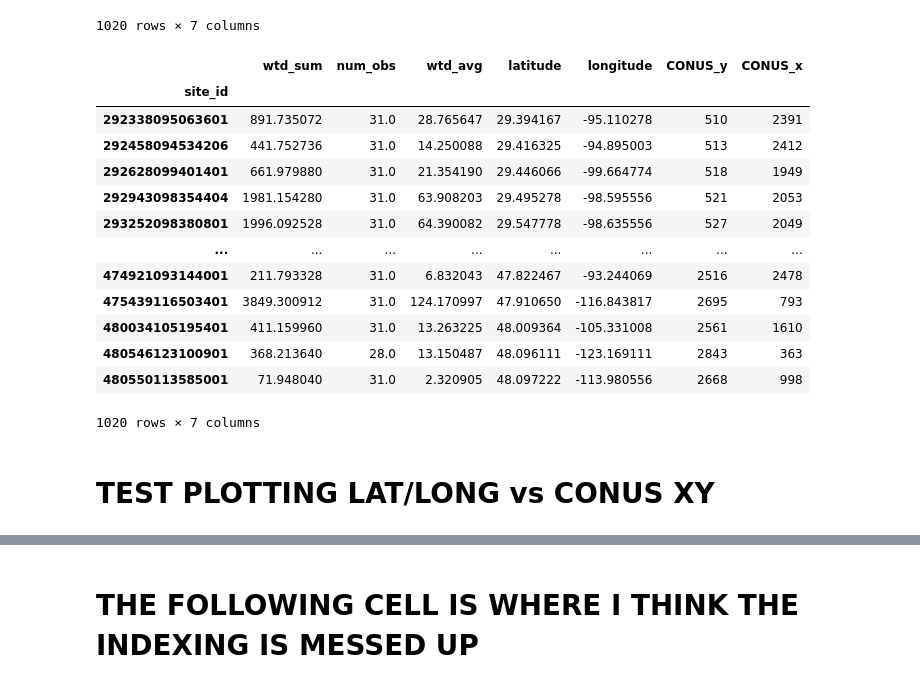
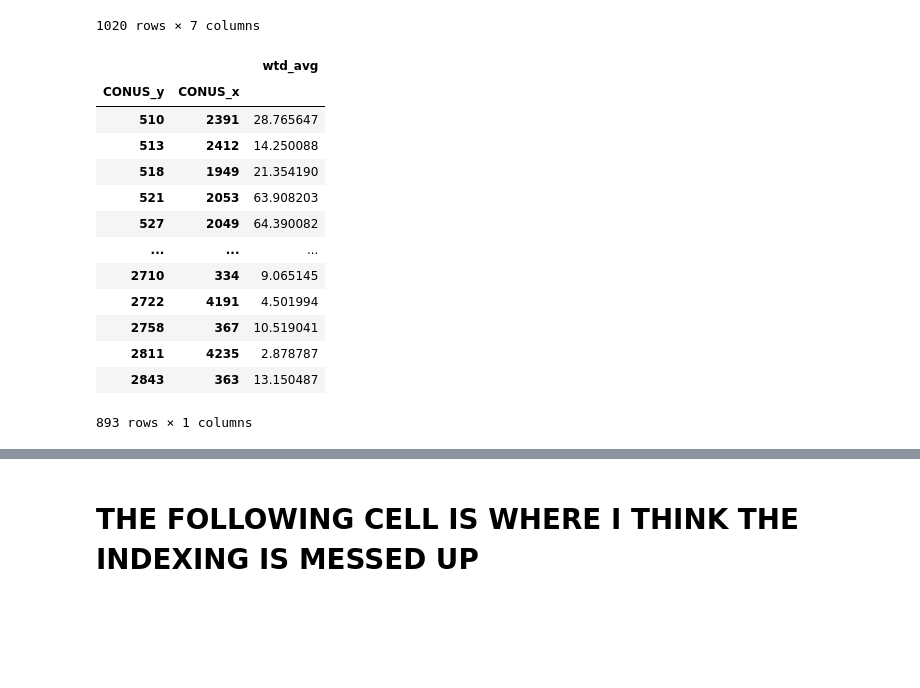
Before and after one commit to danielletijerina/PFCONUS2-analysis, a Jupyter notebook: scripts/Validation/WTD/WTD_aggregate_observations.ipynb, the cells around one changed output, grey strips where cells are left out. Cells and saved outputs as stored; diff of their text form; code cells hidden in the pictures; blank space fills up the shorter version.

```diff
--- a/scripts/Validation/WTD/WTD_aggregate_observations.ipynb
+++ b/scripts/Validation/WTD/WTD_aggregate_observations.ipynb
@@ -239,21 +245,19 @@ usgs_conus_join
 usgs_by_cell = usgs_conus_join.groupby(['CONUS_y','CONUS_x']).agg({'wtd_avg': 'mean'})
 ### THIS NEEDS TO BE REDONE BECAUSE IT REMOVES THE SITE ID
 # %%
-usgs_conus_join
+usgs_by_cell
 # %% [output]
-|  | wtd_sum | num_obs | wtd_avg | latitude | longitude | CONUS_y | CONUS_x |
-| site_id |  |  |  |  |  |  |  |
-| 292338095063601 | 891.735072 | 31.0 | 28.765647 | 29.394167 | -95.110278 | 510 | 2391 |
-| 292458094534206 | 441.752736 | 31.0 | 14.250088 | 29.416325 | -94.895003 | 513 | 2412 |
-| 292628099401401 | 661.979880 | 31.0 | 21.354190 | 29.446066 | -99.664774 | 518 | 1949 |
-| 292943098354404 | 1981.154280 | 31.0 | 63.908203 | 29.495278 | -98.595556 | 521 | 2053 |
-| 293252098380801 | 1996.092528 | 31.0 | 64.390082 | 29.547778 | -98.635556 | 527 | 2049 |
-| ... | ... | ... | ... | ... | ... | ... | ... |
-| 474921093144001 | 211.793328 | 31.0 | 6.832043 | 47.822467 | -93.244069 | 2516 | 2478 |
-| 475439116503401 | 3849.300912 | 31.0 | 124.170997 | 47.910650 | -116.843817 | 2695 | 793 |
-| 480034105195401 | 411.159960 | 31.0 | 13.263225 | 48.009364 | -105.331008 | 2561 | 1610 |
-| 480546123100901 | 368.213640 | 28.0 | 13.150487 | 48.096111 | -123.169111 | 2843 | 363 |
-| 480550113585001 | 71.948040 | 31.0 | 2.320905 | 48.097222 | -113.980556 | 2668 | 998 |
+|  |  | wtd_avg |
+| CONUS_y | CONUS_x |  |
+| 510 | 2391 | 28.765647 |
+| 513 | 2412 | 14.250088 |
+| 518 | 1949 | 21.354190 |
+| 521 | 2053 | 63.908203 |
+| 527 | 2049 | 64.390082 |
+| ... | ... | ... |
+| 2710 | 334 | 9.065145 |
+| 2722 | 4191 | 4.501994 |
+| 2758 | 367 | 10.519041 |
+| 2811 | 4235 | 2.878787 |
+| 2843 | 363 | 13.150487 |
-1020 rows × 7 columns
+893 rows × 1 columns
-# %% [markdown]
-# TEST PLOTTING LAT/LONG vs CONUS XY
```
Also changed, not shown: parts of 17 cells of this notebook, 14 other files.
